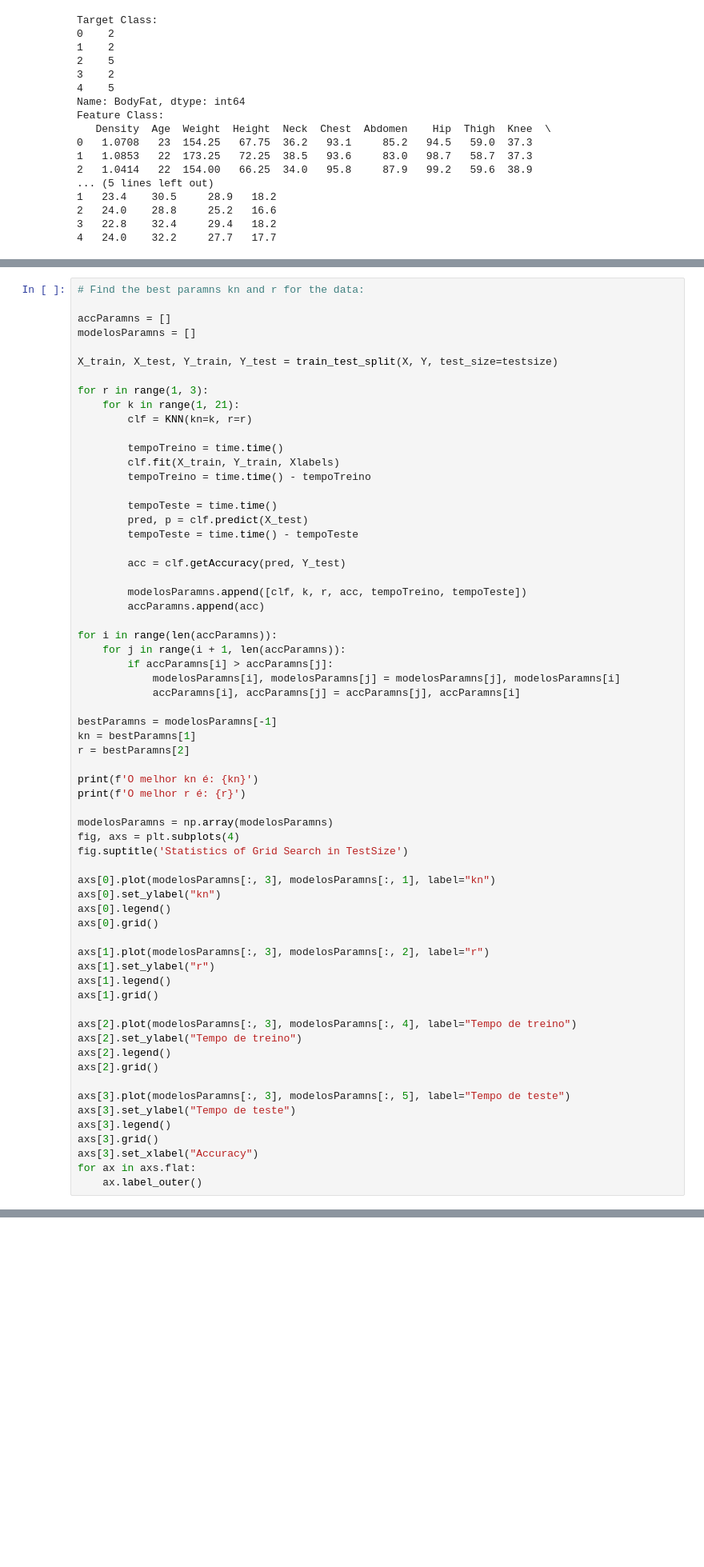
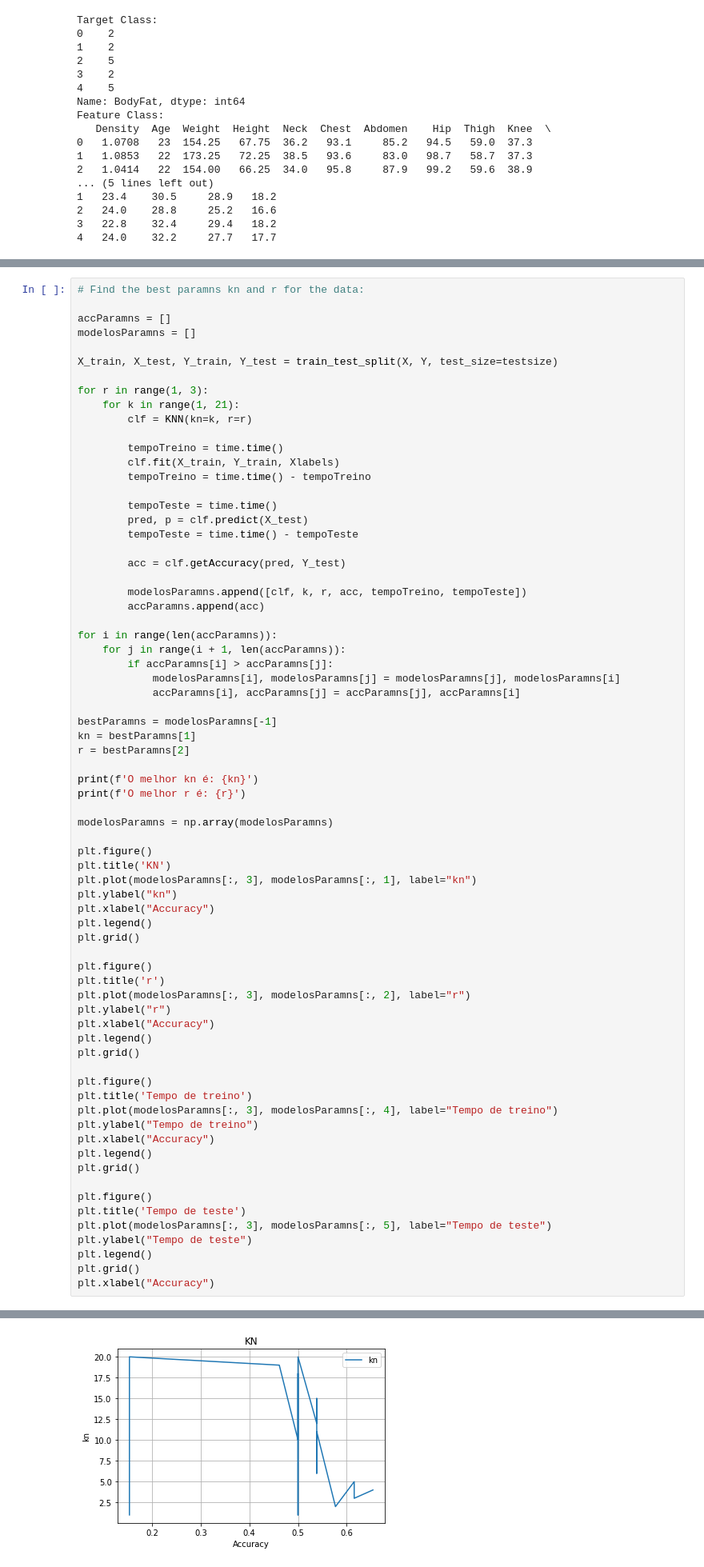
Before and after one commit to gabrielclwq/ICA, a Jupyter notebook: KNN/knn.ipynb, the cells around one changed output, grey strips where cells are left out. Shown: that part at 80% size. Cells and saved outputs as stored; diff of their text form; blank space fills up the shorter version.

```diff
--- a/KNN/knn.ipynb
+++ b/KNN/knn.ipynb
@@ -159,28 +200,36 @@ print(f'O melhor kn é: {kn}')
 print(f'O melhor r é: {r}')
 
 modelosParamns = np.array(modelosParamns)
-fig, axs = plt.subplots(4)
-fig.suptitle('Statistics of Grid Search in TestSize')
 
-axs[0].plot(modelosParamns[:, 3], modelosParamns[:, 1], label="kn")
-axs[0].set_ylabel("kn")
-axs[0].legend()
-axs[0].grid()
+plt.figure()
+plt.title('KN')
+plt.plot(modelosParamns[:, 3], modelosParamns[:, 1], label="kn")
+plt.ylabel("kn")
+plt.xlabel("Accuracy")
+plt.legend()
+plt.grid()
 
-axs[1].plot(modelosParamns[:, 3], modelosParamns[:, 2], label="r")
-axs[1].set_ylabel("r")
-axs[1].legend()
-axs[1].grid()
+plt.figure()
+plt.title('r')
+plt.plot(modelosParamns[:, 3], modelosParamns[:, 2], label="r")
+plt.ylabel("r")
+plt.xlabel("Accuracy")
+plt.legend()
+plt.grid()
 
-axs[2].plot(modelosParamns[:, 3], modelosParamns[:, 4], label="Tempo de treino")
-axs[2].set_ylabel("Tempo de treino")
-axs[2].legend()
-axs[2].grid()
+plt.figure()
+plt.title('Tempo de treino')
+plt.plot(modelosParamns[:, 3], modelosParamns[:, 4], label="Tempo de treino")
+plt.ylabel("Tempo de treino")
+plt.xlabel("Accuracy")
+plt.legend()
+plt.grid()
 
-axs[3].plot(modelosParamns[:, 3], modelosParamns[:, 5], label="Tempo de teste")
-axs[3].set_ylabel("Tempo de teste")
-axs[3].legend()
-axs[3].grid()
-axs[3].set_xlabel("Accuracy")
-for ax in axs.flat:
-    ax.label_outer()
+plt.figure()
+plt.title('Tempo de teste')
+plt.plot(modelosParamns[:, 3], modelosParamns[:, 5], label="Tempo de teste")
+plt.ylabel("Tempo de teste")
+plt.legend()
+plt.grid()
+plt.xlabel("Accuracy")
+# %% [output]
@@ -186,0 +239 @@ for ax in axs.flat:
+[figure, added]
```
Also changed, not shown: parts of 5 cells of this notebook, 1 other file.
